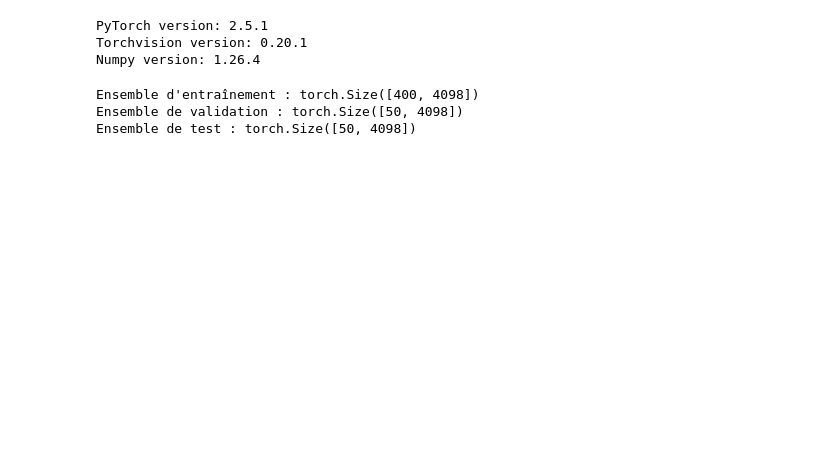
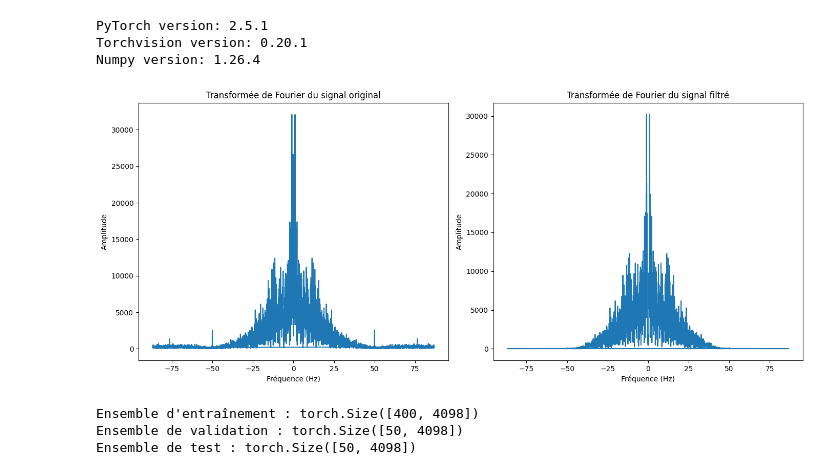
Before and after one commit to deubn31/PTI-Analyse-Classification-de-signaux-EEG, a Jupyter notebook: modele.ipynb, the cells around one changed output. Cells and saved outputs as stored; diff of their text form; code cells hidden in the pictures; blank space fills up the shorter version.

```diff
--- a/modele.ipynb
+++ b/modele.ipynb
@@ -19 +41,36 @@ Numpy version: 1.26.4
+# %%
+#Comparaison visuelle du signal filtré et original
+# Sélectionner un signal aléatoire
+random_index = np.random.randint(0, data.shape[0])
+original_signal = data[random_index]
+filtered_signal = filtered_data[random_index]
+
+# Calculer la transformée de Fourier
+original_fft = np.fft.fft(original_signal)
+filtered_fft = np.fft.fft(filtered_signal)
+
+# Calculer les fréquences correspondantes
+freqs = np.fft.fftfreq(len(original_signal), d=1/sample_rate)
+
+# Afficher les résultats
+plt.figure(figsize=(14, 6))
+
+# Transformée de Fourier du signal original
+plt.subplot(1, 2, 1)
+plt.plot(freqs, np.abs(original_fft))
+plt.title('Transformée de Fourier du signal original')
+plt.xlabel('Fréquence (Hz)')
+plt.ylabel('Amplitude')
+
+# Transformée de Fourier du signal filtré
+plt.subplot(1, 2, 2)
+plt.plot(freqs, np.abs(filtered_fft))
+plt.title('Transformée de Fourier du signal filtré')
+plt.xlabel('Fréquence (Hz)')
+plt.ylabel('Amplitude')
+
+plt.tight_layout()
+plt.show()
+# %% [output]
+[figure, added]
 # %%
```
Also changed, not shown: parts of 3 cells of this notebook, 2 other files.
